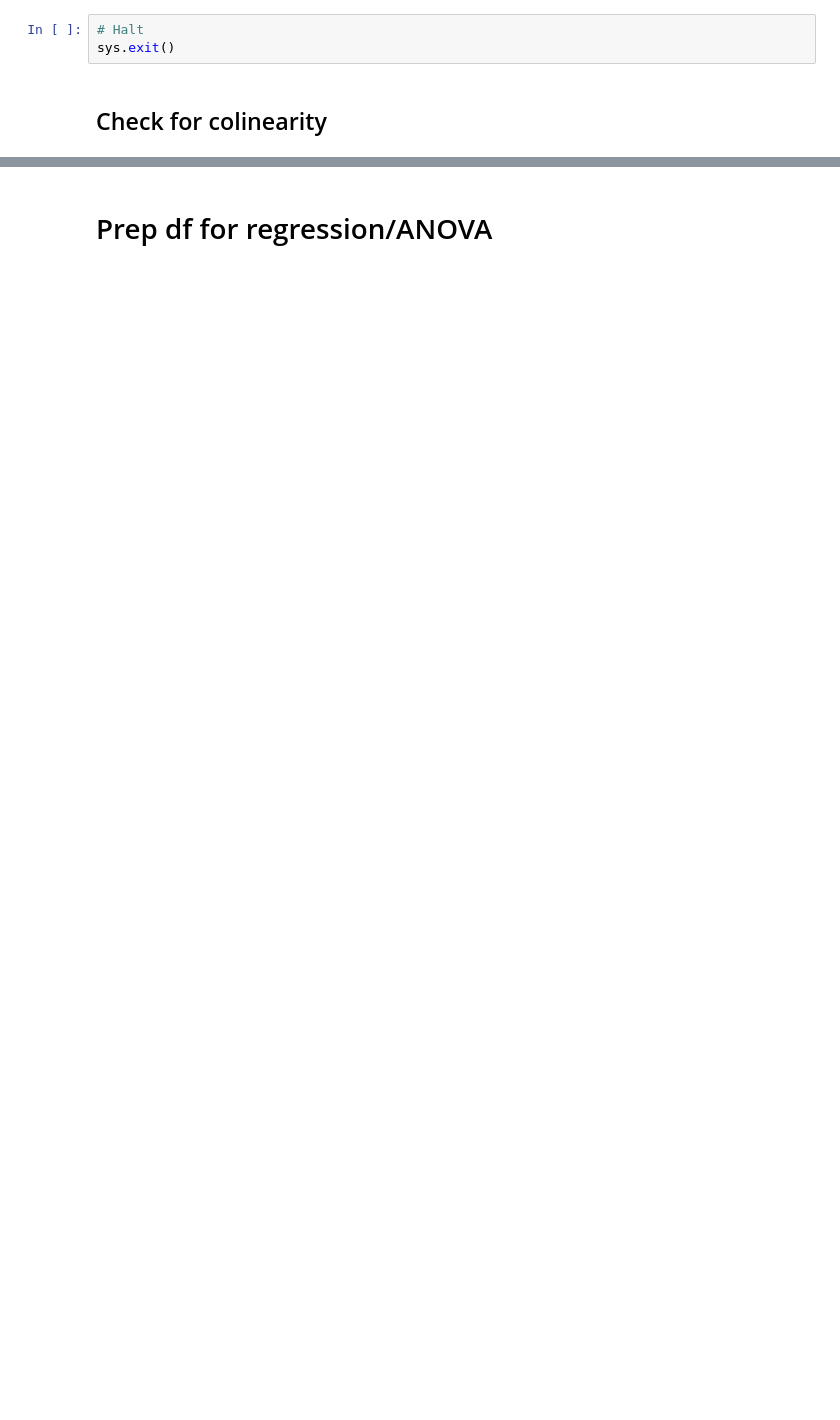
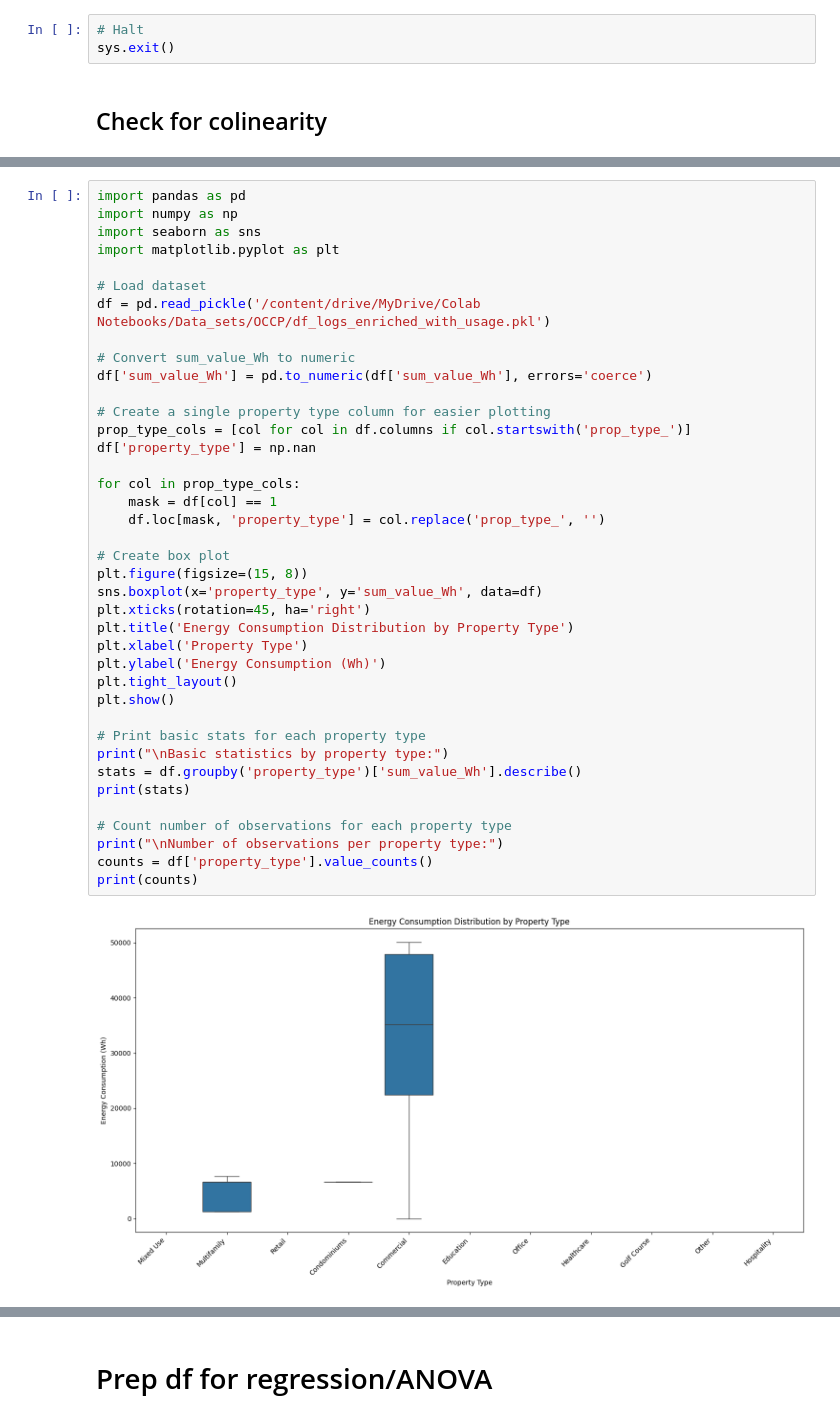
Before and after one commit to davidelgas/DataSciencePortfolio, a Jupyter notebook: OCCP/OCCP.ipynb, the cells around one changed output, grey strips where cells are left out. Saved outputs shown, nothing was run; the diff lists cells and outputs as text; blank space fills up the shorter version.

```diff
--- a/OCCP/OCCP.ipynb
+++ b/OCCP/OCCP.ipynb
@@ -894,0 +1161,41 @@ sys.exit()
+# %%
+import pandas as pd
+import numpy as np
+import seaborn as sns
+import matplotlib.pyplot as plt
+
+# Load dataset
+df = pd.read_pickle('/content/drive/MyDrive/Colab Notebooks/Data_sets/OCCP/df_logs_enriched_with_usage.pkl')
+
+# Convert sum_value_Wh to numeric
+df['sum_value_Wh'] = pd.to_numeric(df['sum_value_Wh'], errors='coerce')
+
+# Create a single property type column for easier plotting
+prop_type_cols = [col for col in df.columns if col.startswith('prop_type_')]
+df['property_type'] = np.nan
+
+for col in prop_type_cols:
+    mask = df[col] == 1
+    df.loc[mask, 'property_type'] = col.replace('prop_type_', '')
+
+# Create box plot
+plt.figure(figsize=(15, 8))
+sns.boxplot(x='property_type', y='sum_value_Wh', data=df)
+plt.xticks(rotation=45, ha='right')
+plt.title('Energy Consumption Distribution by Property Type')
+plt.xlabel('Property Type')
+plt.ylabel('Energy Consumption (Wh)')
+plt.tight_layout()
+plt.show()
+
+# Print basic stats for each property type
+print("\nBasic statistics by property type:")
+stats = df.groupby('property_type')['sum_value_Wh'].describe()
+print(stats)
+
+# Count number of observations for each property type
+print("\nNumber of observations per property type:")
+counts = df['property_type'].value_counts()
+print(counts)
+# %% [output]
+[figure, added]
```
Also changed, not shown: parts of 17 cells of this notebook.
